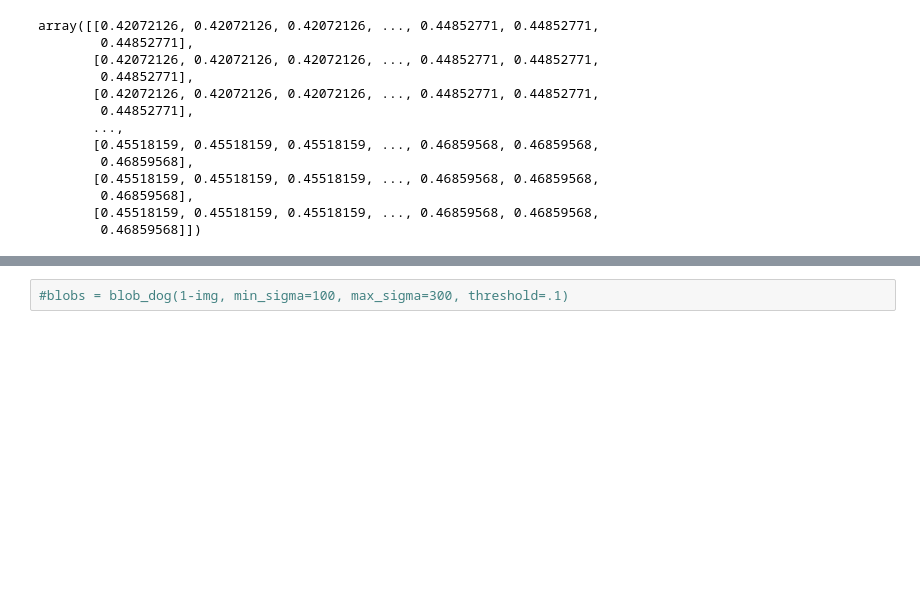
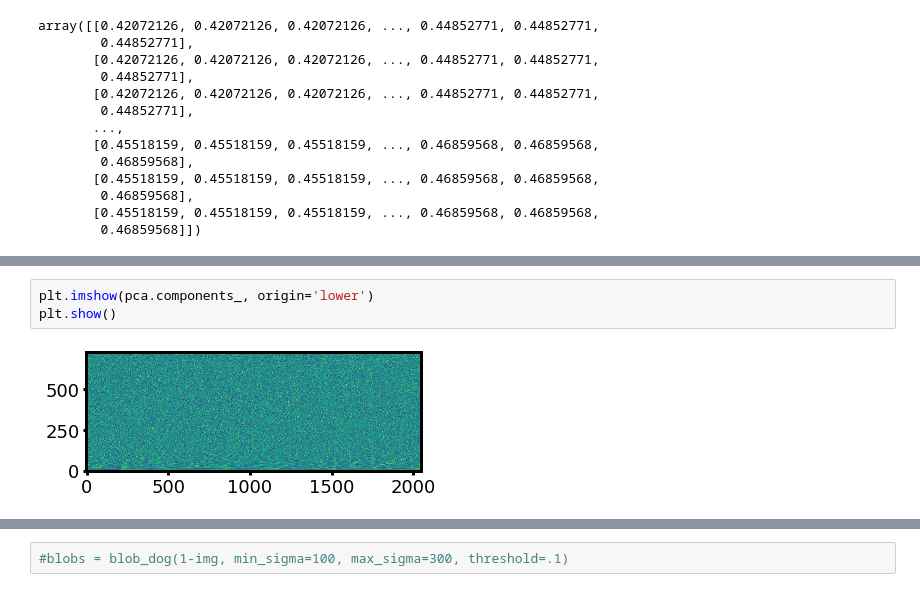
Before and after one commit to ericmuckley/microscopy_analysis, a Jupyter notebook: read_stack.ipynb, the cells around one changed output, grey strips where cells are left out. Drawn from its saved outputs; the diff is of its cells as text; blank space fills up the shorter version.

```diff
--- a/read_stack.ipynb
+++ b/read_stack.ipynb
@@ -125,0 +144,5 @@ array([[0.42072126, 0.42072126, 0.42072126, ..., 0.44852771, 0.44852771,
+# %%
+plt.imshow(pca.components_, origin='lower')
+plt.show()
+# %% [output]
+[figure, added]
```
Also changed, not shown: parts of 2 cells of this notebook.
